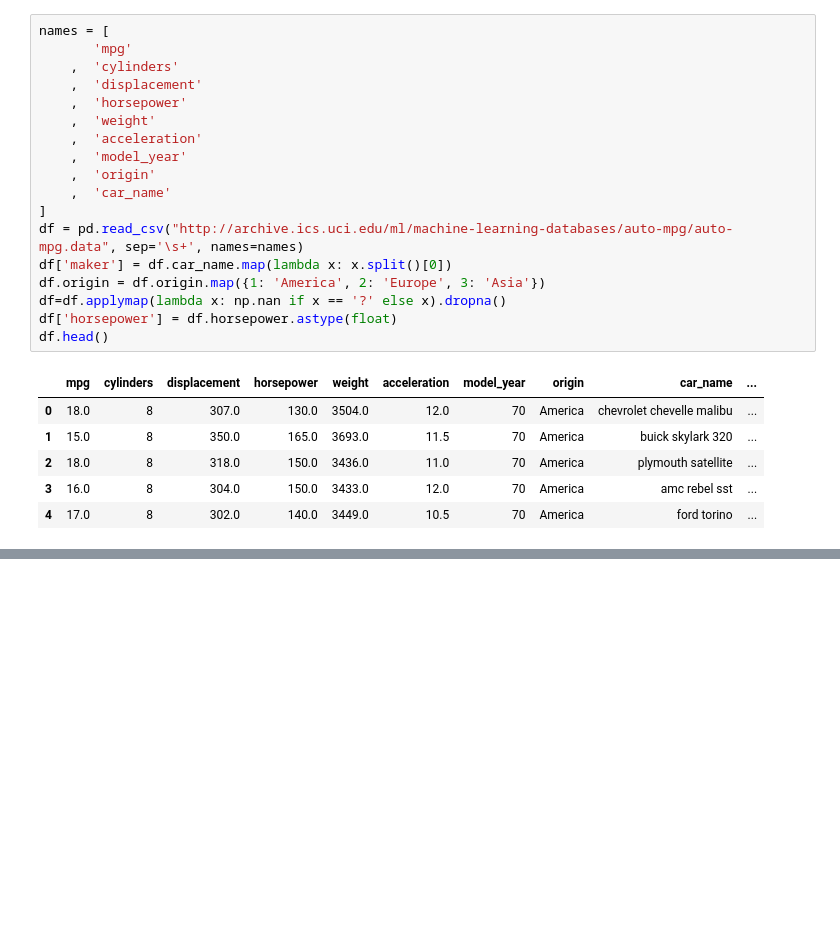
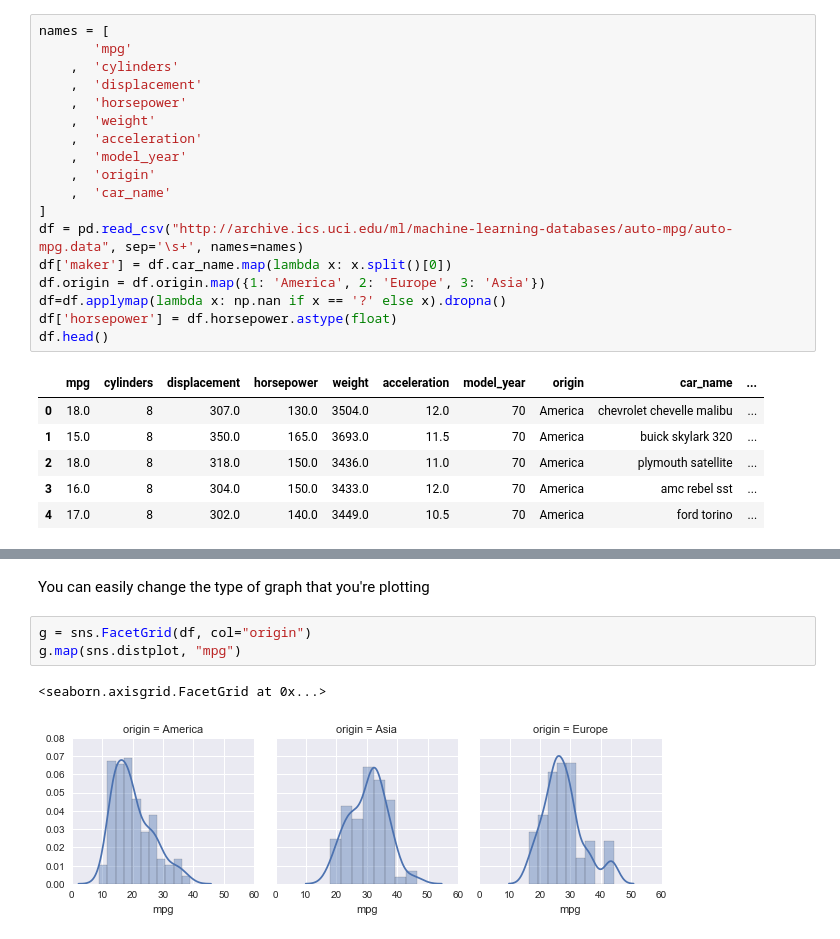
Before and after one commit to VandyAstroML/Vanderbilt_Computational_Bootcamp, a Jupyter notebook: notebooks/Week_10/10_Advanced_Visualization_Seaborn.ipynb, the cells around one changed output, grey strips where cells are left out. Saved outputs shown, nothing was run; the diff lists cells and outputs as text; blank space fills up the shorter version.

```diff
--- a/notebooks/Week_10/10_Advanced_Visualization_Seaborn.ipynb
+++ b/notebooks/Week_10/10_Advanced_Visualization_Seaborn.ipynb
@@ -161,0 +179,8 @@ df.head()
+# %% [markdown]
+You can easily change the type of graph that you're plotting
+# %%
+g = sns.FacetGrid(df, col="origin")
+g.map(sns.distplot, "mpg")
+# %% [output]
+<seaborn.axisgrid.FacetGrid at 0x...>
+[figure, added]
```
Also changed, not shown: parts of 47 cells of this notebook.
